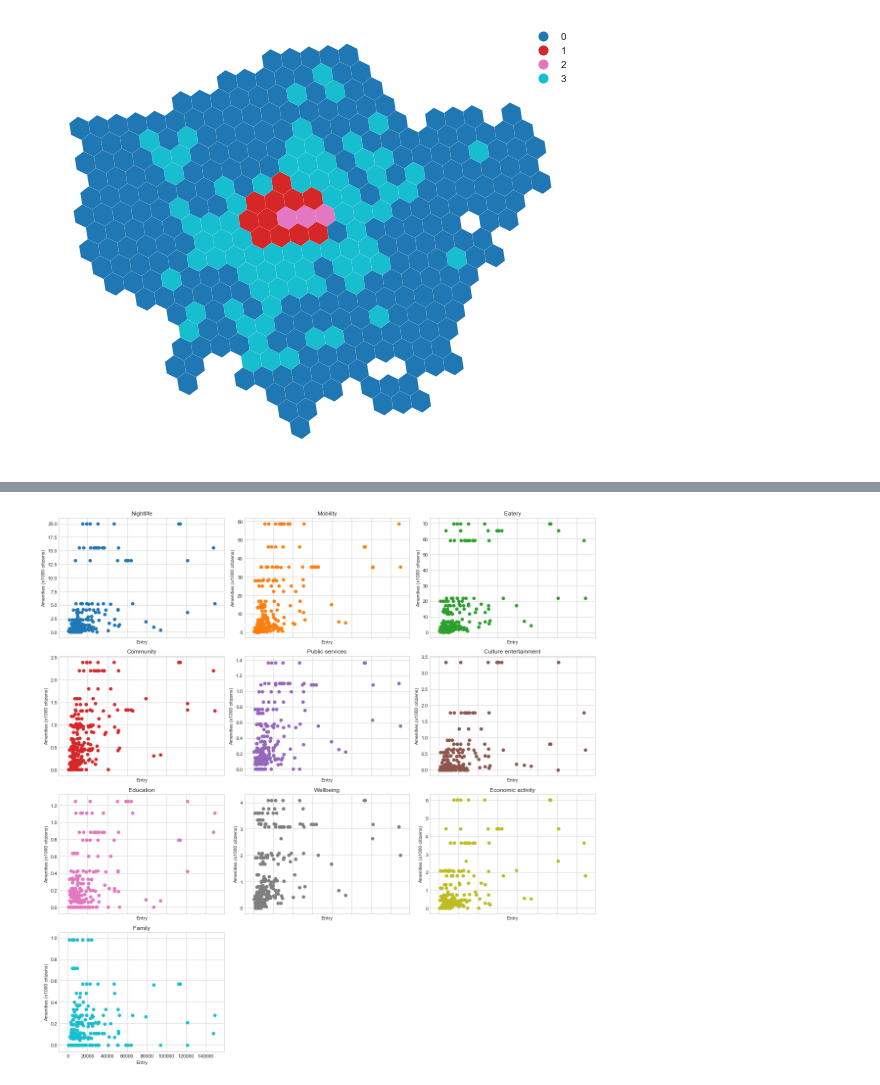
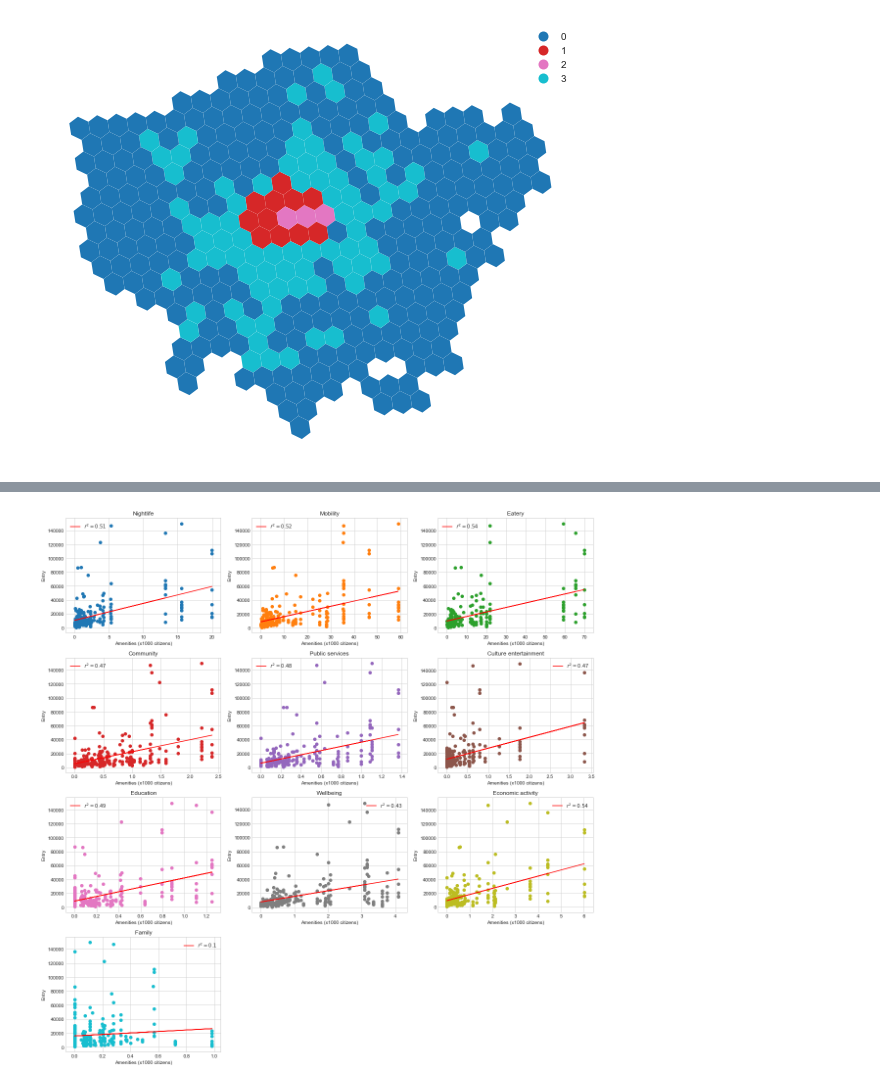
Before and after one commit to jwrap/how-london-moves, a Jupyter notebook: notebooks/2-exploratory-data-analysis.ipynb, the cells around one changed output, grey strips where cells are left out. Drawn from its saved outputs; the diff is of its cells as text; code cells hidden in the pictures.

```diff
--- a/notebooks/2-exploratory-data-analysis.ipynb
+++ b/notebooks/2-exploratory-data-analysis.ipynb
@@ -308,5 +296,5 @@ plt.axis('off');
 [figure]
 # %%
 # Connect station traffic and the number of amenities of a specific type
-stations = gpd.read_file('../data/external/entry_station_cluster.json')
+stations = gpd.read_file('../data/external/exit_station.json')
 sjoin = gpd.sjoin(merged, stations, how="inner", op="contains")
@@ -313,23 +308,28 @@ sjoin = gpd.sjoin(merged, stations, how="inner", op="contains")
 # %%
 nrows = 4
 ncols = 3
-fig, ax = plt.subplots(nrows=nrows, ncols=ncols, figsize=(16, 16), sharex=True)
+fig, ax = plt.subplots(nrows=nrows, ncols=ncols, figsize=(16, 16))
 k = 0
 columns = pois['pois_category'].unique().tolist()
 for i in range(nrows):
     for j in range(ncols):
-        X = sjoin['total']
-        y = sjoin[columns[k]]
+        X = sjoin[columns[k]]
+        y = sjoin[' Total']
+        slope, intercept, r_value, p_value, std_err = stats.linregress(X, y)
+        line = slope * X + intercept
+        ax[i, j].plot(X, line, label= f'$r^2={round(r_value, 2)}$', color='red')
         ax[i, j].scatter(X, y, color=colors[k])
         ax[i, j].set_title(f'{columns[k].capitalize().replace("_", " ")}')
-        ax[i, j].set_xlabel('Entry')
-        ax[i, j].set_ylabel('Amenities (x1000 citizens)')
+        ax[i, j].set_ylabel('Entry')
+        ax[i, j].set_xlabel('Amenities (x1000 citizens)')
+        ax[i, j].legend()
+        # ax[i, j].set_yscale('log')
         k += 1
         if k == 10:
             break
 
 fig.delaxes(ax[3, 1])
 fig.delaxes(ax[3, 2])
 fig.tight_layout()
 # %% [output]
-[figure, old version]
+[figure, new version]
```
Also changed, not shown: parts of 5 cells of this notebook, 4 other files.
